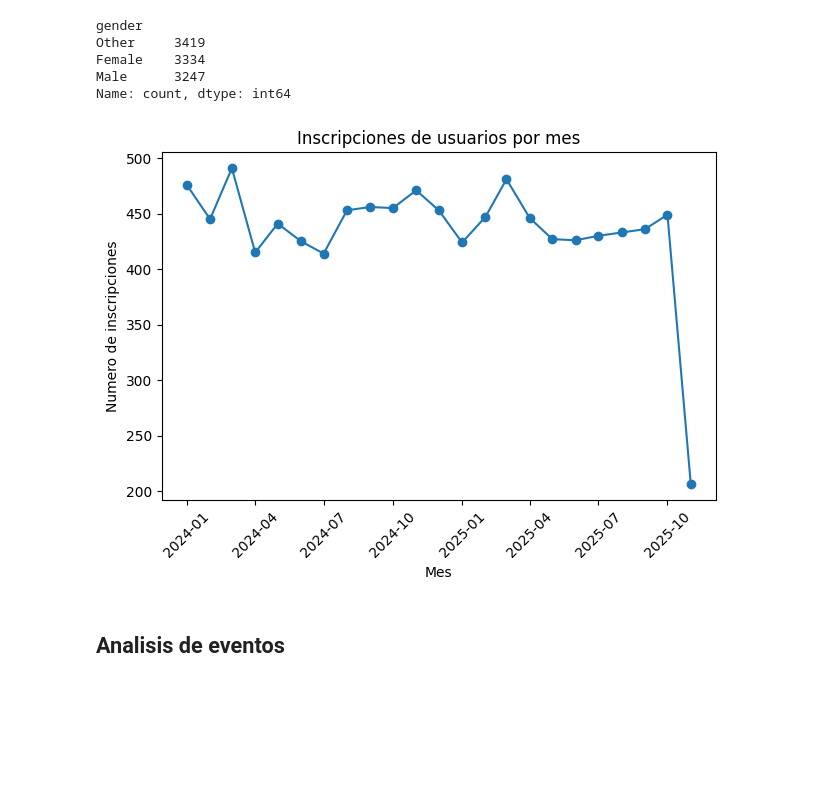
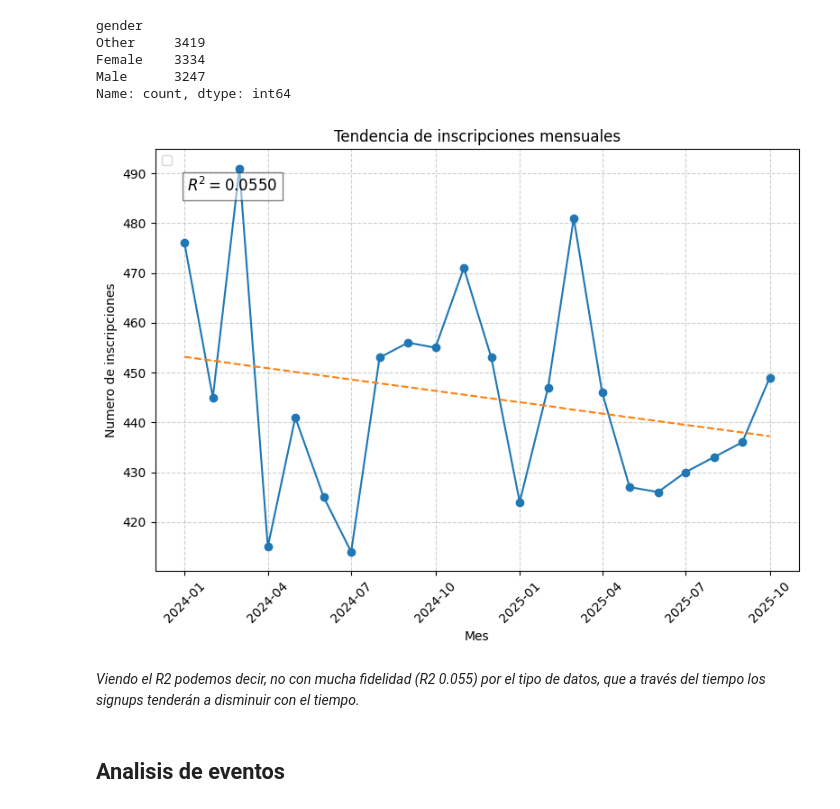
Before and after one commit to IvanFM888/PF-Quantum_Insights, a Jupyter notebook: EDA.ipynb, the cells around one changed output. Saved outputs shown, nothing was run; the diff lists cells and outputs as text; code cells hidden in the pictures; blank space fills up the shorter version.

```diff
--- a/EDA.ipynb
+++ b/EDA.ipynb
@@ -155,20 +211,46 @@ Female    3334
 Male      3247
 Name: count, dtype: int64
 # %%
+import pandas as pd
+import matplotlib.pyplot as plt
+import numpy as np
+from sklearn.metrics import r2_score
+
+df_users["signup_date"] = pd.to_datetime(df_users["signup_date"])
+
 signup_MOM = df_users["signup_date"].dt.to_period("M").value_counts().sort_index()
+signup_MOM = signup_MOM[signup_MOM.index < "2025-11-01"]
 
 signup_MOM_indice = signup_MOM.index.to_timestamp()
 
-plt.figure()
-plt.plot(signup_MOM_indice, signup_MOM.values, marker="o")
-plt.title("Inscripciones de usuarios por mes")
+x_vals = np.arange(len(signup_MOM))
+y_vals = signup_MOM.values
+
+z = np.polyfit(x_vals, y_vals, 1)
+p = np.poly1d(z)
+y_pred = p(x_vals)
+r2 = r2_score(y_vals, y_pred)
+
+plt.figure(figsize=(8, 6))
+ax = plt.gca()
+
+ax.plot(signup_MOM_indice, y_vals, marker="o")
+ax.plot(signup_MOM_indice, y_pred, linestyle="--")
+
+ax.text(0.05, 0.9, f'$R^2 = {r2:.4f}$', transform=ax.transAxes, fontsize=12, bbox=dict(facecolor='white', alpha=0.5))
+
+plt.title("Tendencia de inscripciones mensuales")
 plt.xlabel("Mes")
 plt.ylabel("Numero de inscripciones")
 plt.xticks(rotation=45)
+plt.legend(loc='upper left')
+plt.grid(True, linestyle='--', alpha=0.6)
 plt.tight_layout()
 plt.show()
 # %% [output]
-[figure, old version]
+[figure, new version]
+# %% [markdown]
+*Viendo el R2 podemos decir, no con mucha fidelidad (R2 0.055) por el tipo de datos, que a través del tiempo los signups tenderán a disminuir con el tiempo.*
 # %% [markdown]
 ## Analisis de eventos
 # %%
```
Also changed, not shown: parts of 14 cells of this notebook.
